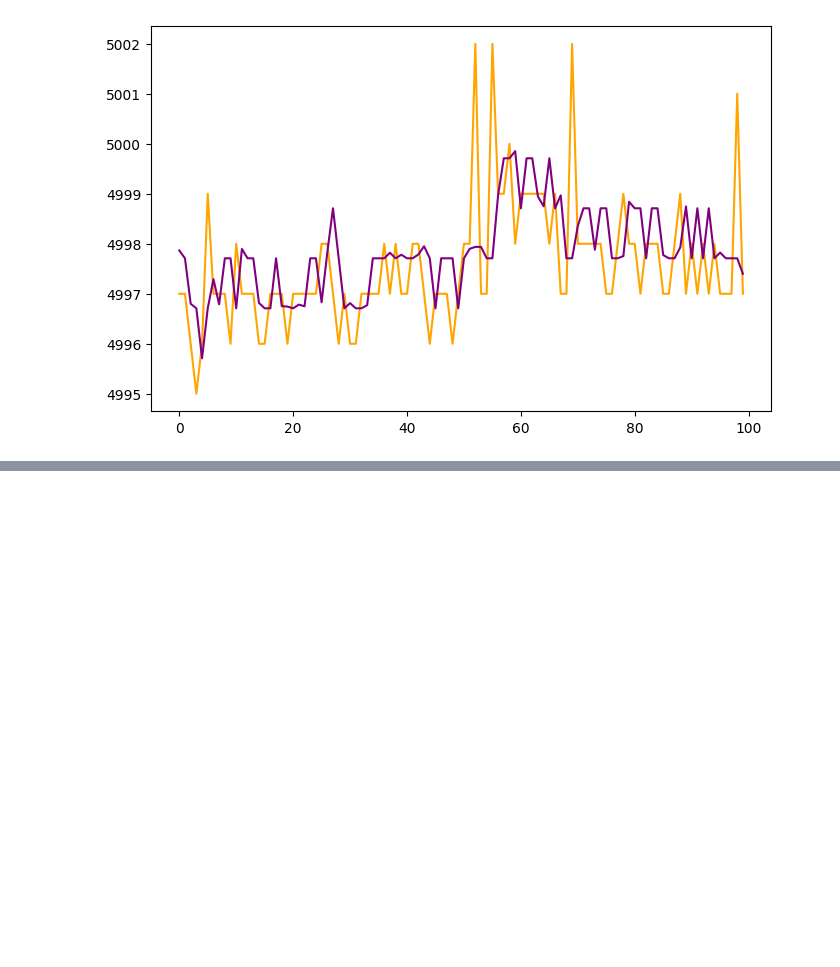
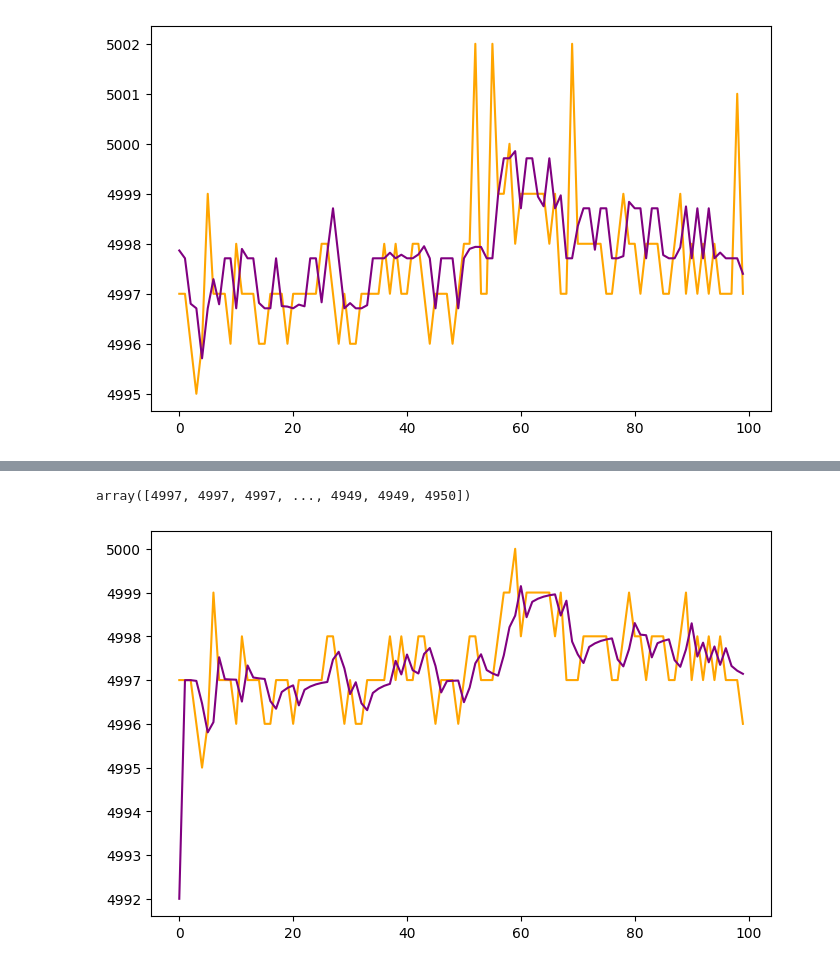
Before and after one commit to felixpoirier1/Prosperity, a Jupyter notebook: test.ipynb, the cells around one changed output, grey strips where cells are left out. Drawn from its saved outputs; the diff is of its cells as text; code cells hidden in the pictures; blank space fills up the shorter version.

Commit message:
ARIMA not successful

```diff
--- a/test.ipynb
+++ b/test.ipynb
@@ -1079,0 +1060,4 @@ plt.show()
+# %%
+new_app_df = sdf.copy()
+# %%
+new_app_df['bid_diff'] = np.sign(new_app_df.bid_price_1.diff().fillna(0))
@@ -1079,0 +1082,17 @@ plt.show()
+# %%
+data = np.array(new_app_df.bid_selected_series)
+data
+# %% [output]
+array([4997, 4997, 4997, ..., 4949, 4949, 4950])
+# %%
+aarima = AutoARIMA(season_length=4)
+aarima = aarima.fit(y=data)
+y_hat_dict = aarima.predict_in_sample()
+
+r=100
+plt.figure(figsize=(8, 5))
+plt.plot(np.arange(len(data[:r])), data[:r], color='orange')
+plt.plot(np.arange(len(y_hat_dict['fitted'][:r])), y_hat_dict['fitted'][:r], color='purple')
+plt.show()
+# %% [output]
+[figure, added]
```
Also changed, not shown: parts of 22 cells of this notebook.
